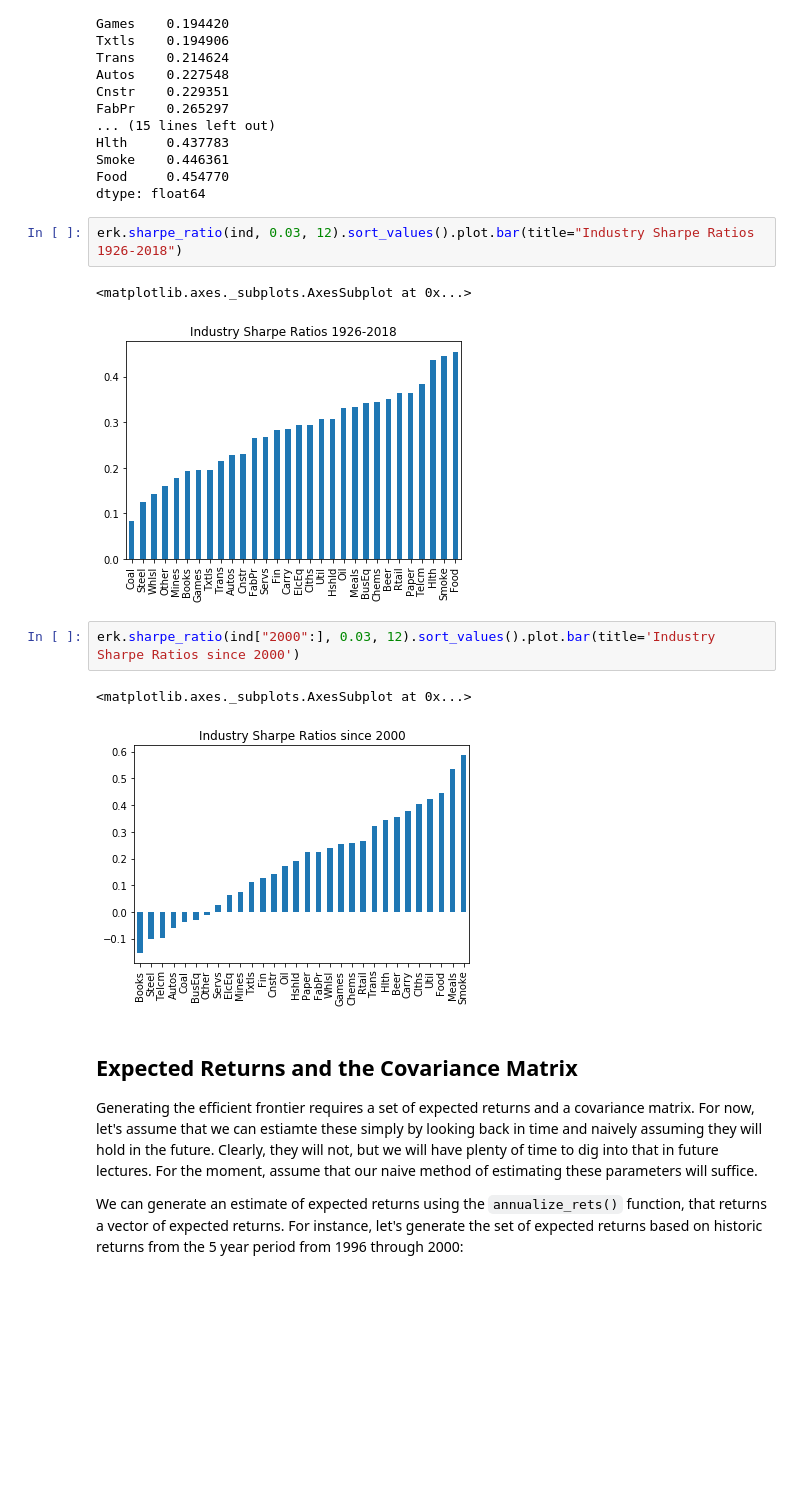
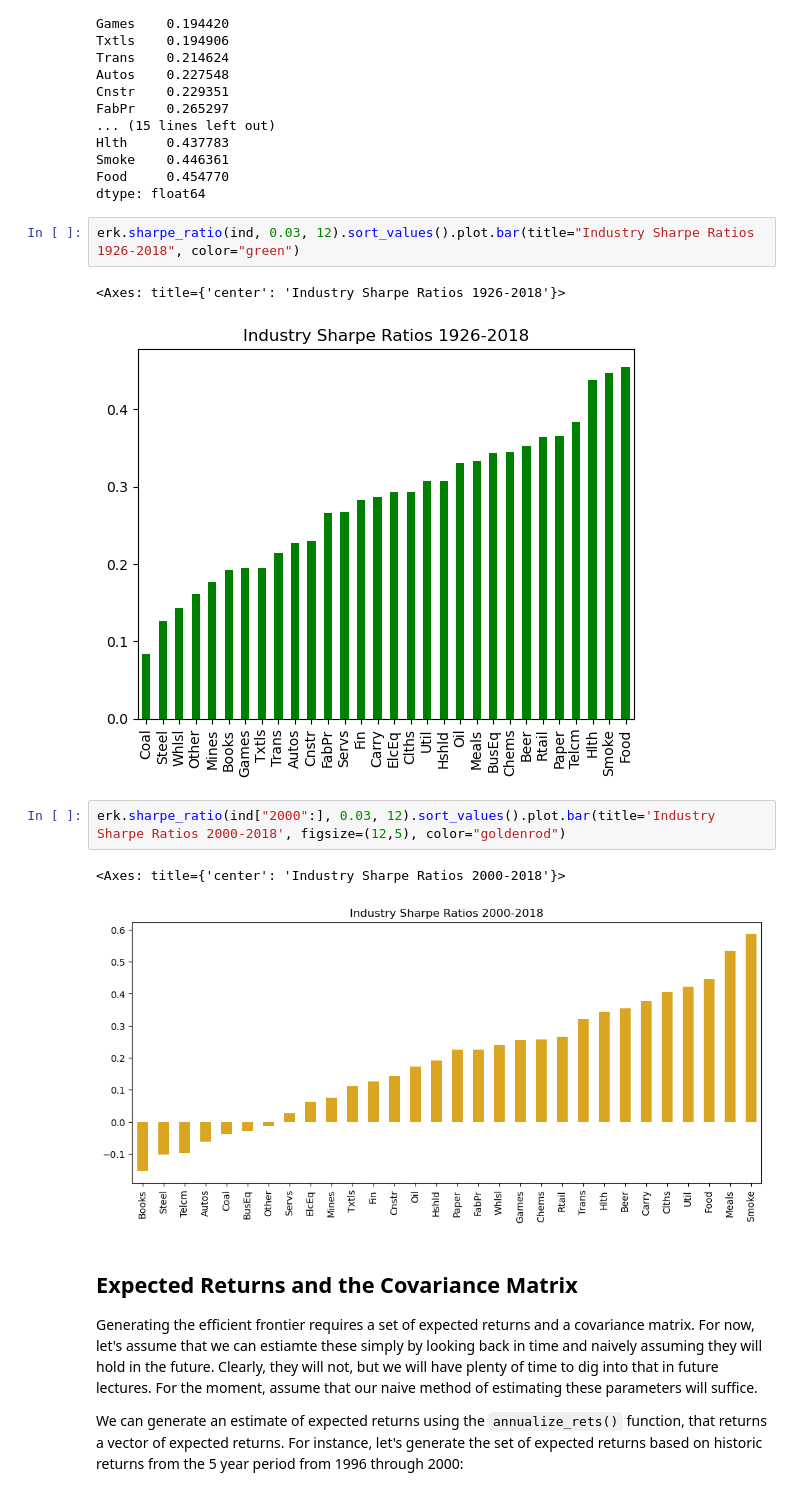
Before and after one commit to allenz817/Investment_Management, a Jupyter notebook: nb/lab_107.ipynb, the cells around one changed output. Cells and saved outputs as stored; diff of their text form; blank space fills up the shorter version.

```diff
--- a/nb/lab_107.ipynb
+++ b/nb/lab_107.ipynb
@@ -135,15 +135,15 @@ Smoke    0.446361
 Food     0.454770
 dtype: float64
 # %%
-erk.sharpe_ratio(ind, 0.03, 12).sort_values().plot.bar(title="Industry Sharpe Ratios 1926-2018")
+erk.sharpe_ratio(ind, 0.03, 12).sort_values().plot.bar(title="Industry Sharpe Ratios 1926-2018", color="green")
 # %% [output]
-<matplotlib.axes._subplots.AxesSubplot at 0x...>
+<Axes: title={'center': 'Industry Sharpe Ratios 1926-2018'}>
-[figure, old version]
+[figure, new version]
 # %%
-erk.sharpe_ratio(ind["2000":], 0.03, 12).sort_values().plot.bar(title='Industry Sharpe Ratios since 2000')
+erk.sharpe_ratio(ind["2000":], 0.03, 12).sort_values().plot.bar(title='Industry Sharpe Ratios 2000-2018', figsize=(12,5), color="goldenrod")
 # %% [output]
-<matplotlib.axes._subplots.AxesSubplot at 0x...>
+<Axes: title={'center': 'Industry Sharpe Ratios 2000-2018'}>
-[figure, old version]
+[figure, new version]
 # %% [markdown]
 ## Expected Returns and the Covariance Matrix
 
```
Also changed, not shown: parts of 4 cells of this notebook.
